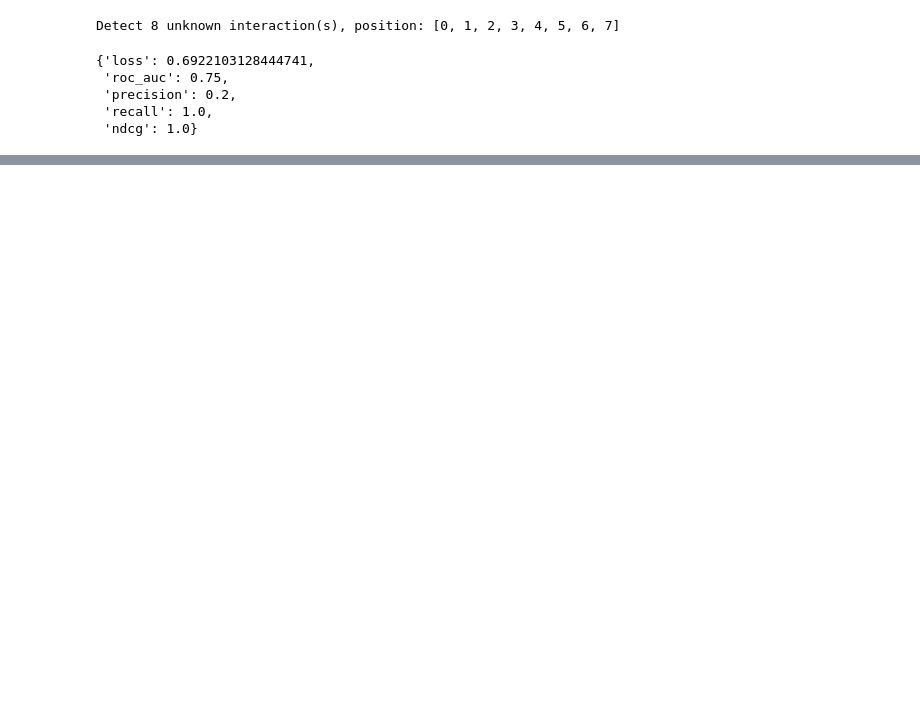
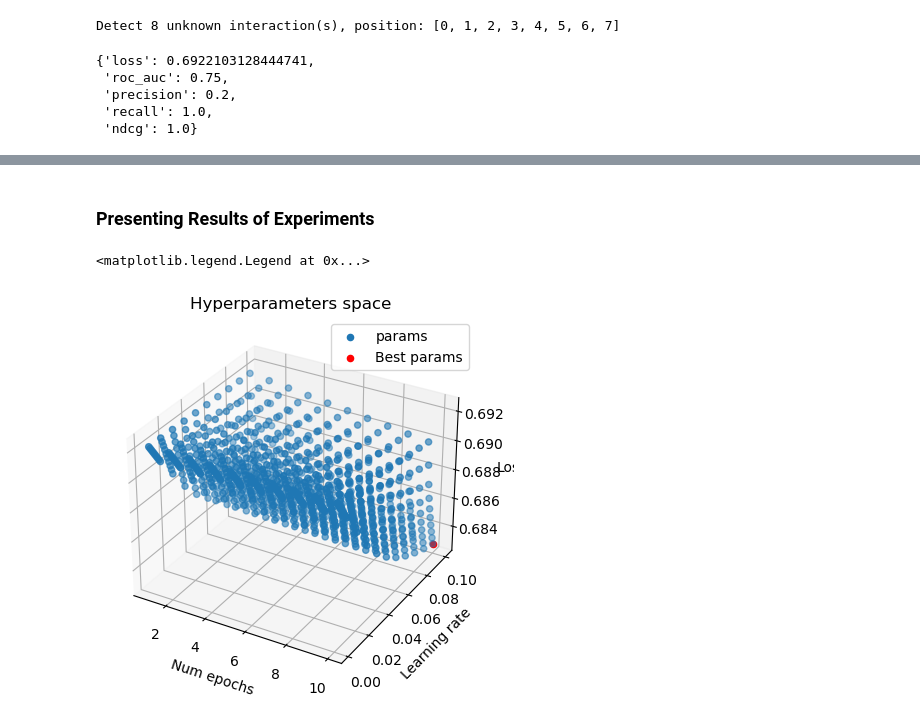
Before and after one commit to weron33/GOG-task, a Jupyter notebook: notebooks/LibRecommenders-approach.ipynb, the cells around one changed output, grey strips where cells are left out. Drawn from its saved outputs; the diff is of its cells as text; code cells hidden in the pictures; blank space fills up the shorter version.

```diff
--- a/notebooks/LibRecommenders-approach.ipynb
+++ b/notebooks/LibRecommenders-approach.ipynb
@@ -102,2 +170,20 @@ Detect 8 unknown interaction(s), position: [0, 1, 2, 3, 4, 5, 6, 7]
+# %% [markdown]
+### Presenting Results of Experiments
+# %%
+fig = plt.figure()
+ax = fig.add_subplot(projection='3d')
+
+vepochs, vlr = np.meshgrid(num_epochs, lrs)
+
+ax.scatter(vepochs, vlr, losses, label='params')
+ax.scatter(num_epochs[row], lrs[col], losses[row, col], c='r', label='Best params')
+ax.set_title('Hyperparameters space')
+ax.set_xlabel('Num epochs')
+ax.set_ylabel('Learning rate')
+ax.set_zlabel('Loss')
+ax.legend()
+# %% [output]
+<matplotlib.legend.Legend at 0x...>
+[figure, added]
 # %%
 lightgcn.recommend_user(user=1077, n_rec=7)
```
Also changed, not shown: parts of 16 cells of this notebook, 1 other file.
